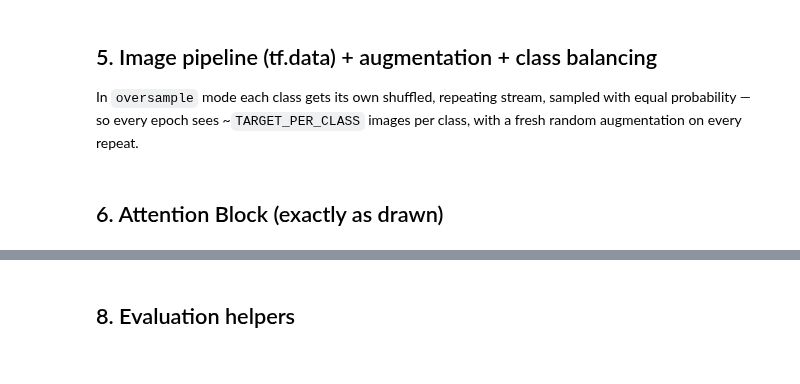
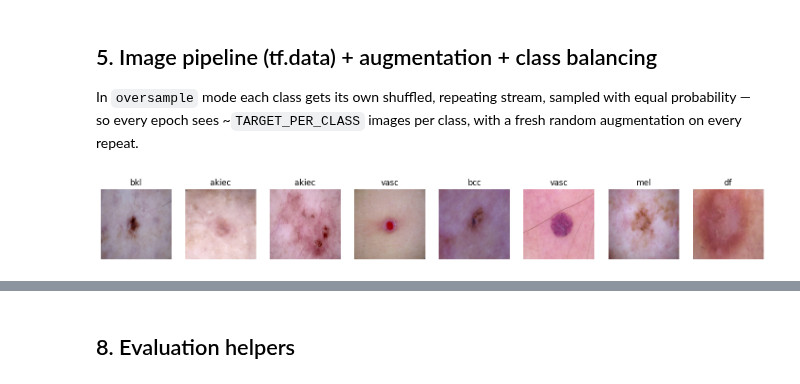
Before and after one commit to dilipprajapati432/Skin_Cancer_Detection, a Jupyter notebook: SkinAttentionNet_Complete.ipynb, the cells around one changed output, grey strips where cells are left out. Saved outputs shown, nothing was run; the diff lists cells and outputs as text; code cells hidden in the pictures.

Commit message:
Update notebook (fixed LR, train/val/test table), add mid-term PPT and Q&A

```diff
--- a/SkinAttentionNet_Complete.ipynb
+++ b/SkinAttentionNet_Complete.ipynb
@@ -247,39 +338,45 @@ def make_eval_ds(split, batch_size=BATCH_SIZE, load_images=True):
     return ds.map(_to_inputs).batch(batch_size).prefetch(AUTOTUNE)
 
 
-def make_train_ds(batch_size=BATCH_SIZE, load_images=True):
+def make_train_ds(batch_size=BATCH_SIZE, load_images=True, seed=SEED):
     paths, clin, labels = PATHS["train"], X_clin["train"], Y["train"]
     if BALANCE_STRATEGY == "oversample":
         streams = []
         for k in range(NUM_CLASSES):
             m = labels == k
             if not m.any():
                 continue
             s = _base_ds(paths[m], clin[m], labels[m], load_images)
             if CACHE_IMAGES_IN_RAM:
                 s = s.cache()
-            streams.append(s.shuffle(int(m.sum()), seed=SEED + k).repeat())
-        ds = tf.data.Dataset.sample_from_datasets(streams, [1.0 / len(streams)] * len(streams), seed=SEED)
+            streams.append(s.shuffle(int(m.sum()), seed=seed + k).repeat())
+        ds = tf.data.Dataset.sample_from_datasets(streams, [1.0 / len(streams)] * len(streams), seed=seed)
         steps = int(np.ceil(TARGET_PER_CLASS * len(streams) / batch_size))
     else:
         ds = _base_ds(paths, clin, labels, load_images)
         if CACHE_IMAGES_IN_RAM:
             ds = ds.cache()
-        ds = ds.shuffle(len(labels), seed=SEED).repeat()
+        ds = ds.shuffle(len(labels), seed=seed).repeat()
         steps = int(np.ceil(len(labels) / batch_size))
-    aug = (lambda i, c, y: (augment(i), c, y)) if load_images else (lambda i, c, y: (i, c, y))
+    def _with_aug(img, c, y):
+        return augment(img), c, y
+
+    def _no_aug(img, c, y):
+        return img, c, y
+
+    aug = _with_aug if load_images else _no_aug
     ds = (ds.map(aug, num_parallel_calls=AUTOTUNE).map(_to_inputs)
             .batch(batch_size, drop_remainder=True).prefetch(AUTOTUNE))
     return ds, steps
 
 
 # preview a few augmented training images
 _prev, _ = make_train_ds(batch_size=8)
 _x, _y = next(iter(_prev))
 fig, axes = plt.subplots(1, 8, figsize=(18, 3))
 for i, ax in enumerate(axes):
     ax.imshow(_x["image"][i].numpy().astype("uint8"))
     ax.set_title(CLASS_NAMES[int(np.argmax(_y[i]))]); ax.axis("off")
 plt.show()
+# %% [output]
+[figure, added]
-# %% [markdown]
-## 6. Attention Block (exactly as drawn)
```
Also changed, not shown: parts of 83 cells of this notebook, 3 other files.
